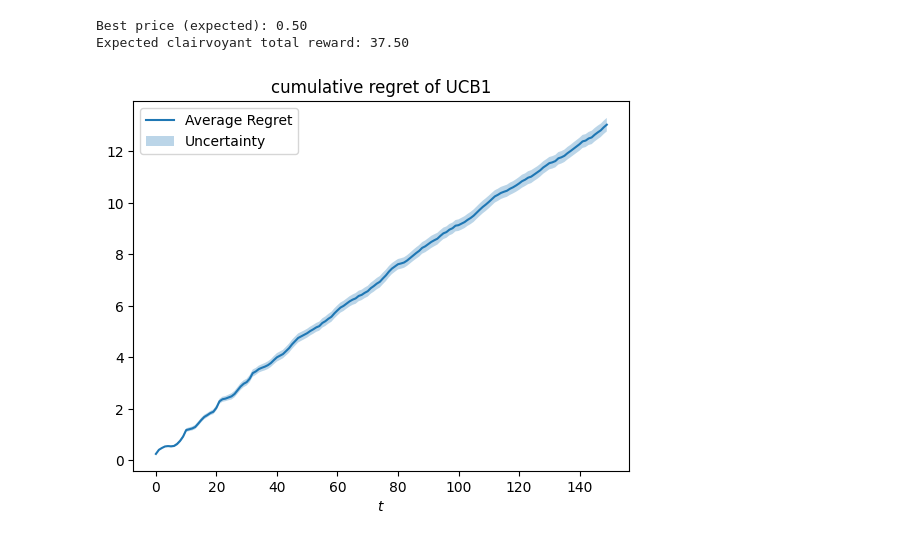
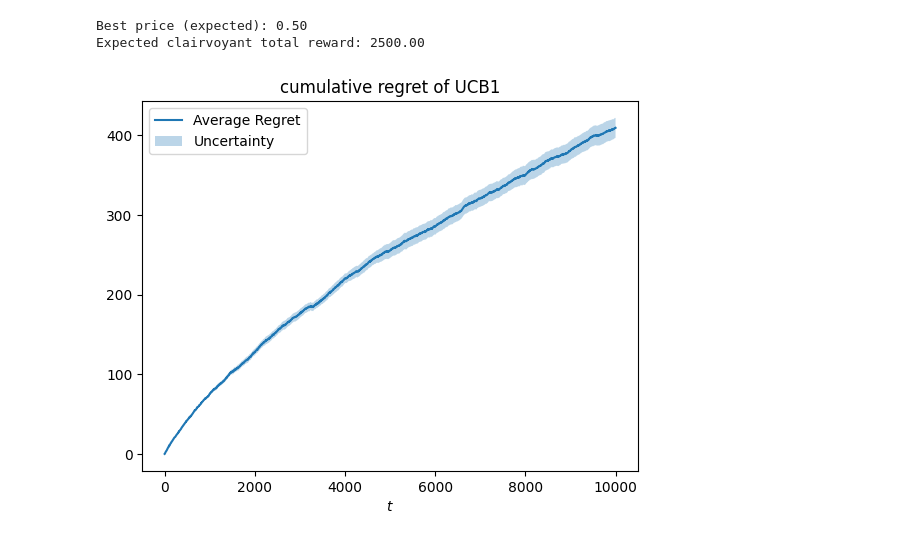
Before and after one commit to matteopasqual02/OLA-2025-project, a Jupyter notebook: ola_r1.ipynb, the cells around one changed output. Drawn from its saved outputs; the diff is of its cells as text; code cells hidden in the pictures.

```diff
--- a/ola_r1.ipynb
+++ b/ola_r1.ipynb
@@ -65,7 +65,7 @@ class CompanyUCB1:
 # %%
 # Price grid and total rounds
 P = np.linspace(0, 1, 11)
-T = 150
+T = 10000
 
 # Expected demand under Uniform[0, 1] --> Pr[valuation > p] = 1 - p
 conversion_probability = lambda p: 1 - p
@@ -82,7 +82,7 @@ expected_clairvoyant_rewards = np.repeat(expected_rewards[best_price_index], T)
 print(f"Best price (expected): {best_price:.2f}")
 print(f"Expected clairvoyant total reward: {expected_clairvoyant_reward:.2f}")
 
-n_trials = 100
+n_trials = 10
 
 regret_per_trial = []
 
@@ -94,32 +94,32 @@ for seed in range(n_trials):
   agent_rewards = np.array([])
 
   for _ in range(T):
     idx = agent.set_price()
     selected_price = agent.P[idx]
     reward = buyer.round(selected_price)
 
     agent.update(reward)
     agent_rewards = np.append(agent_rewards, reward)
 
   cumulative_regret = np.cumsum(expected_clairvoyant_rewards-agent_rewards)
   regret_per_trial.append(cumulative_regret)
 
 regret_per_trial = np.array(regret_per_trial)
 
 average_regret = regret_per_trial.mean(axis=0)
 regret_std = regret_per_trial.std(axis=0)
 
 plt.plot(np.arange(T), average_regret, label='Average Regret')
 plt.title('cumulative regret of UCB1')
 plt.fill_between(np.arange(T),
                 average_regret - regret_std / np.sqrt(n_trials),
                 average_regret + regret_std / np.sqrt(n_trials),
                 alpha=0.3,
                 label='Uncertainty')
 plt.xlabel('$t$')
 plt.legend()
 plt.show()
 # %% [output]
 Best price (expected): 0.50
-Expected clairvoyant total reward: 37.50
+Expected clairvoyant total reward: 2500.00
-[figure, old version]
+[figure, new version]
```
